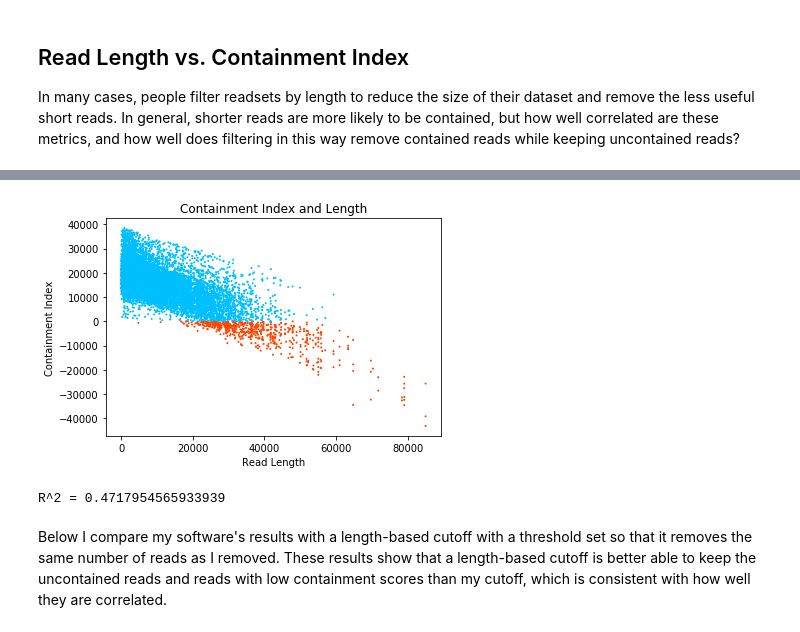
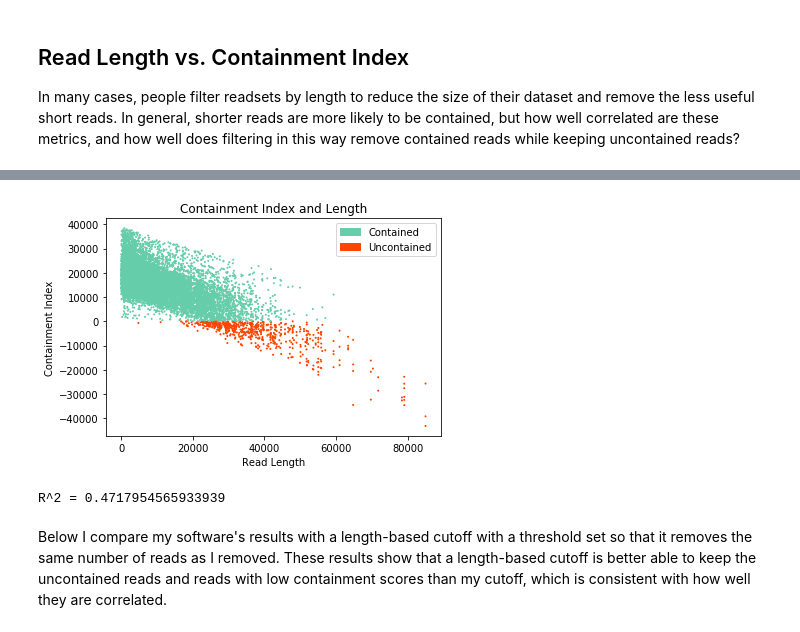
Before and after one commit to mkirsche/ContainedReadRemoval, a Jupyter notebook: sim/AnalyzeContainment.ipynb, the cells around one changed output, grey strips where cells are left out. Cells and saved outputs as stored; diff of their text form; code cells hidden in the pictures.

```diff
--- a/sim/AnalyzeContainment.ipynb
+++ b/sim/AnalyzeContainment.ipynb
@@ -89,11 +89,13 @@ ctFn = 'containment_debug.txt'
 with open(ctFn) as f:
     for line in f:
         tokens = line.split()
-        nameToThreshold[tokens[0]] = float(tokens[1])
+        if len(tokens) < 5:
+            print(line)
+        nameToThreshold[tokens[0]] = float(tokens[2])
         if nameToScore[tokens[0]] > 0:
-            containedCt.append(float(tokens[1]))
+            containedCt.append(float(tokens[2]))
         else:
-            uncontainedCt.append(float(tokens[1]))
+            uncontainedCt.append(float(tokens[2]))
 
 
 nlabels = ['Contained', 'Uncontained']
@@ -119,17 +121,19 @@ ends = []
 minEnd = []
 curColors = ['indigo', 'darkorange']
 names = []
+minApproxEnd = []
 
 with open(ctFn) as f:
     for line in f:
         tokens = line.split()
         names.append(tokens[0])
         score = float(nameToScore[tokens[0]])
-        cts.append(float(tokens[1]))
-        starts.append(float(tokens[2]))
-        ends.append(float(tokens[3]))
-        minEnd.append(min(float(tokens[2]), float(tokens[3])))
-        lens.append(int(tokens[4]))
+        cts.append(float(tokens[2]))
+        starts.append(float(tokens[3]))
+        ends.append(float(tokens[4]))
+        minEnd.append(min(float(tokens[3]), float(tokens[4])))
+        minApproxEnd.append(min(float(tokens[5]), float(tokens[6])))
+        lens.append(int(tokens[1]))
         cis.append(score)
         if score > 0:
             colors.append(curColors[0])
@@ -319,3 +323,21 @@ plt.close()
 # %% [markdown]
 ## Read Length vs. Containment Index
 In many cases, people filter readsets by length to reduce the size of their dataset and remove the less useful short reads.  In general, shorter reads are more likely to be contained, but how well correlated are these metrics, and how well does filtering in this way remove contained reads while keeping uncontained reads?
+# %%
+clens = []
+ulens = []
+for i in range(0, len(lens)):
+    if cis[i] >= 0:
+        clens.append(lens[i])
+    else:
+        ulens.append(lens[i])
+
+colors = ['mediumaquamarine', 'orangered']
+plt.hist([clens, ulens], bins = [1000 * i for i in range(0, 100)], color = colors, stacked = True)
+labels = ['Contained', 'Uncontained']
+legendHandles = []
+for i in range(0, len(colors)):
+    legendHandles.append(mpatches.Patch(color=colors[i], label=labels[i]))
+plt.legend(handles=legendHandles)
+plt.title('Read Length')
+plt.show()
@@ -322,26 +346,27 @@ In many cases, people filter readsets by length to reduce the size of their data
 # %%
 import numpy as np
 
 curColors = []
 for i in range(0, len(lens)):
     if cis[i] >= 0:
-        curColors.append('deepskyblue')
+        curColors.append('mediumaquamarine')
     else:
         curColors.append('orangered')
 
+plt.legend(handles=legendHandles)
 plt.scatter(lens, cis, s = 1, c = curColors)
 plt.title('Containment Index and Length')
 plt.xlabel('Read Length')
 plt.ylabel('Containment Index')
 plt.show()
 plt.clf()
 plt.cla()
 plt.close()
 
 r = np.corrcoef(lens, cis)[0][1]
 print('R^2 = ' + str(r*r))
 # %% [output]
-[figure, old version]
+[figure, new version]
 R^2 = 0.4717954565933939
 # %% [markdown]
 Below I compare my software's results with a length-based cutoff with a threshold set so that it removes the same number of reads as I removed.  These results show that a length-based cutoff is better able to keep the uncontained reads and reads with low containment scores than my cutoff, which is consistent with how well they are correlated.
```
Also changed, not shown: parts of 25 cells of this notebook, 6 other files.
